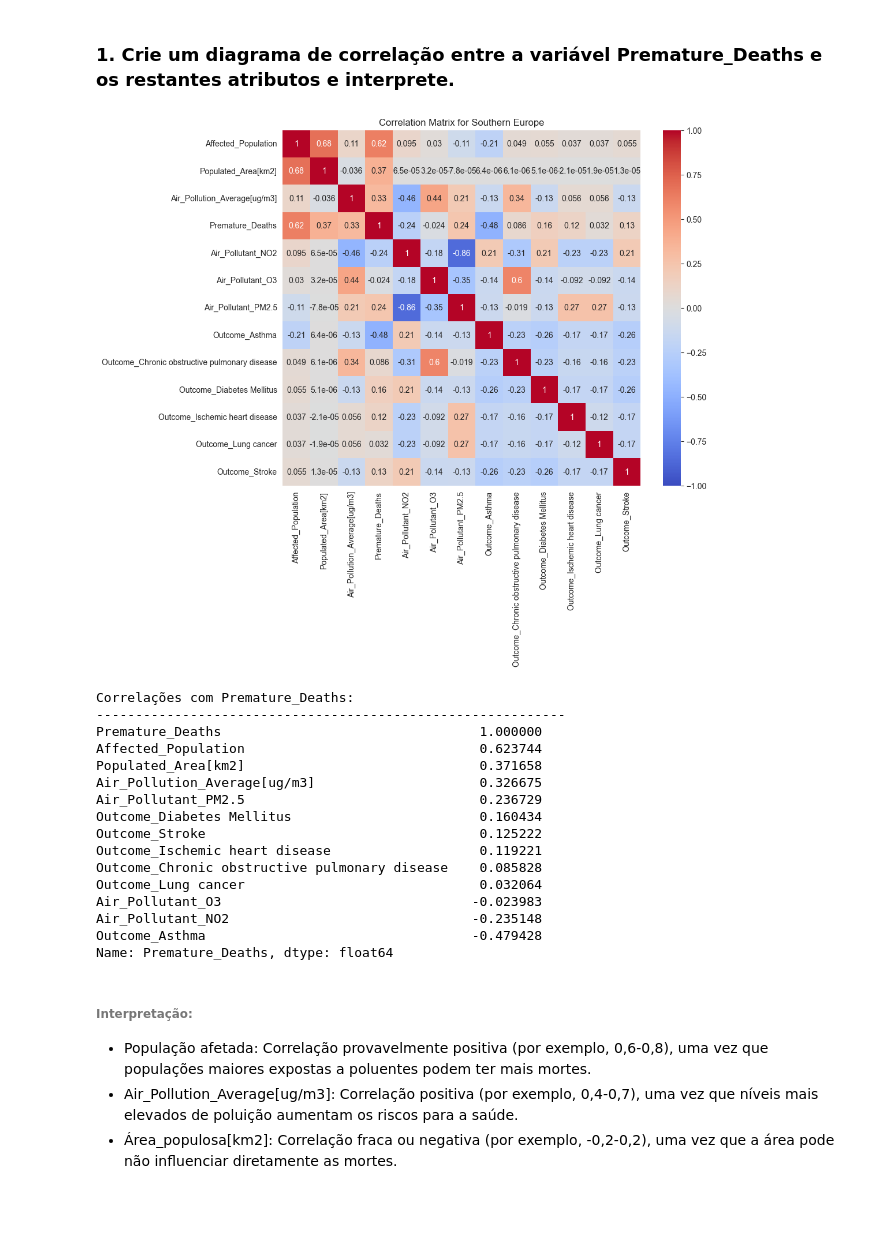
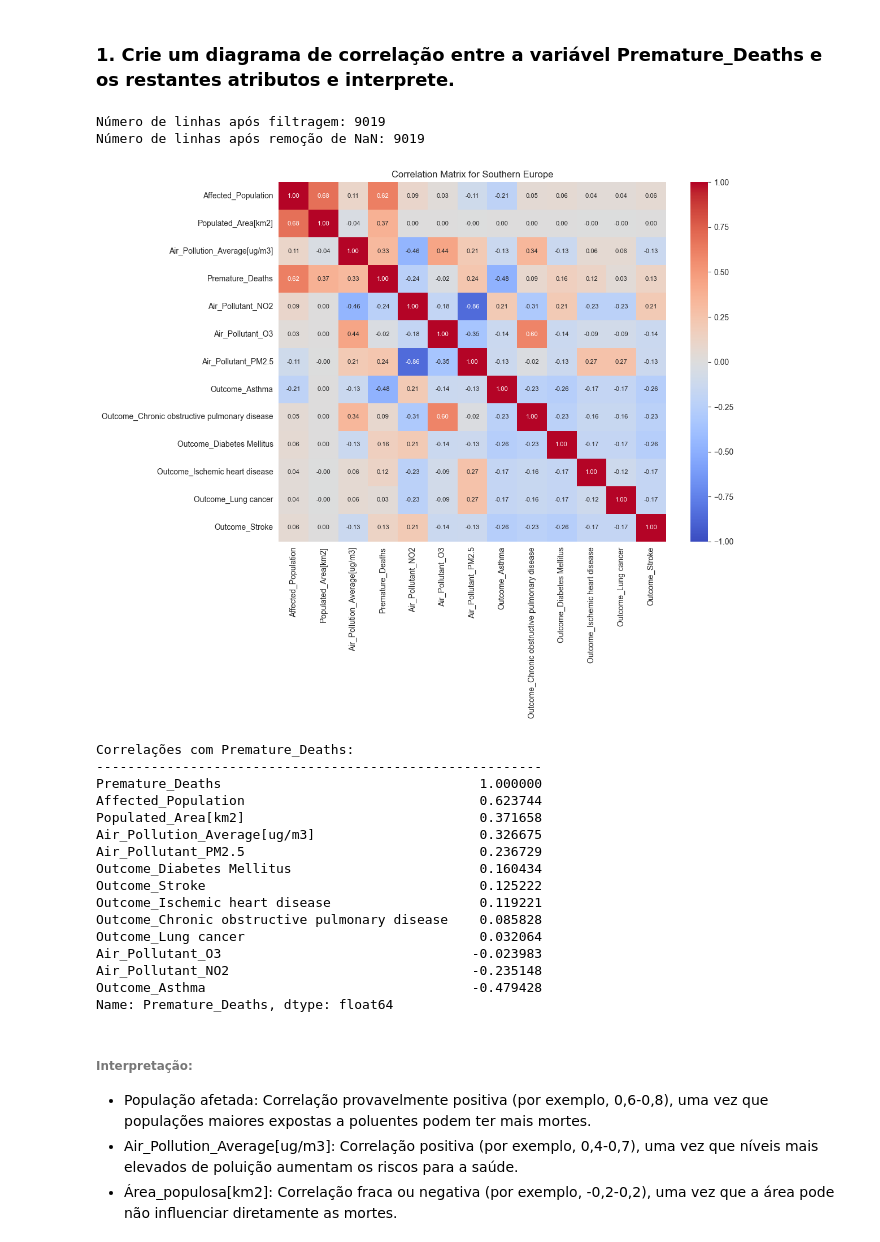
Before and after one commit to 1221715JorgeCruz/ANADI_MFC_3NA_1221715_1191843_1100719, a Jupyter notebook: trabalho_pratico_02/4.2-Regression.ipynb, the cells around one changed output. Drawn from its saved outputs; the diff is of its cells as text; code cells hidden in the pictures; blank space fills up the shorter version.

```diff
--- a/trabalho_pratico_02/4.2-Regression.ipynb
+++ b/trabalho_pratico_02/4.2-Regression.ipynb
@@ -6,52 +6,70 @@
 # %%
 import pandas as pd
 import seaborn as sns
 import matplotlib.pyplot as plt
 
-# Load and preprocess data
+# Carregar o dataset
 df = pd.read_csv('AIRPOL_data.csv', sep=';', decimal=',')
+
+# Remover colunas irrelevantes
+cols_to_drop = [col for col in df.columns if col.startswith('Unnamed:')]
+df = df.drop(columns=cols_to_drop)
+
+# Filtrar para Southern Europe
 southern_europe = ['Greece', 'Spain', 'Italy', 'Portugal']
-df_south = df[df['Country'].isin(southern_europe)]
+df_south = df[df['Country'].isin(southern_europe)].rename(columns={'Value': 'Premature_Deaths'})
 
-# Rename 'Value' to 'Premature_Deaths'
-df_south = df_south.rename(columns={'Value': 'Premature_Deaths'})
+# Verificar se o DataFrame filtrado contém dados
+print(f"Número de linhas após filtragem: {len(df_south)}")
+if len(df_south) == 0:
+    raise ValueError("Nenhum dado encontrado para os países do sul da Europa.")
+
+# Selecionar colunas relevantes e remover valores ausentes
+relevant_cols = ['Affected_Population', 'Populated_Area[km2]', 'Air_Pollution_Average[ug/m3]', 'Premature_Deaths', 'Air_Pollutant', 'Outcome']
+df_south = df_south[relevant_cols].dropna()
+print(f"Número de linhas após remoção de NaN: {len(df_south)}")
+if len(df_south) == 0:
+    raise ValueError("Nenhum dado restante após remoção de valores ausentes.")
 
 # One-hot encode categorical variables
 df_south = pd.get_dummies(df_south, columns=['Air_Pollutant', 'Outcome'], dtype=float)
 
-# Select numerical and encoded features
+# Selecionar features para correlação
 features = ['Affected_Population', 'Populated_Area[km2]', 'Air_Pollution_Average[ug/m3]', 'Premature_Deaths'] + \
            [col for col in df_south.columns if col.startswith('Air_Pollutant_') or col.startswith('Outcome_')]
 corr = df_south[features].corr(method='spearman')
 
 # Plot heatmap
-plt.figure(figsize=(10, 8))
-sns.heatmap(corr, annot=True, cmap='coolwarm', vmin=-1, vmax=1, center=0)
+plt.figure(figsize=(12, 10))
+sns.heatmap(corr, annot=True, cmap='coolwarm', vmin=-1, vmax=1, center=0, fmt='.2f', annot_kws={'size': 8})
 plt.title('Correlation Matrix for Southern Europe')
+plt.tight_layout()
 plt.show()
 
 # Print correlations with Premature_Deaths
-print("Correlações com Premature_Deaths:")
+print("\nCorrelações com Premature_Deaths:")
 print("---------------------------------------------------------")
 print(corr['Premature_Deaths'].sort_values(ascending=False))
 # %% [output]
+Número de linhas após filtragem: 9019
+Número de linhas após remoção de NaN: 9019
-[figure, old version]
+[figure, new version]
-Correlações com Premature_Deaths:
-------------------------------------------------------------
-Premature_Deaths                                 1.000000
-Affected_Population                              0.623744
-Populated_Area[km2]                              0.371658
-Air_Pollution_Average[ug/m3]                     0.326675
-Air_Pollutant_PM2.5                              0.236729
-Outcome_Diabetes Mellitus                        0.160434
-Outcome_Stroke                                   0.125222
-Outcome_Ischemic heart disease                   0.119221
-Outcome_Chronic obstructive pulmonary disease    0.085828
-Outcome_Lung cancer                              0.032064
-Air_Pollutant_O3                                -0.023983
-Air_Pollutant_NO2                               -0.235148
-Outcome_Asthma                                  -0.479428
-Name: Premature_Deaths, dtype: float64
+Correlações com Premature_Deaths:
+---------------------------------------------------------
+Premature_Deaths                                 1.000000
+Affected_Population                              0.623744
+Populated_Area[km2]                              0.371658
+Air_Pollution_Average[ug/m3]                     0.326675
+Air_Pollutant_PM2.5                              0.236729
+Outcome_Diabetes Mellitus                        0.160434
+Outcome_Stroke                                   0.125222
+Outcome_Ischemic heart disease                   0.119221
+Outcome_Chronic obstructive pulmonary disease    0.085828
+Outcome_Lung cancer                              0.032064
+Air_Pollutant_O3                                -0.023983
+Air_Pollutant_NO2                               -0.235148
+Outcome_Asthma                                  -0.479428
+Name: Premature_Deaths, dtype: float64
 # %% [markdown]
 ###### Interpretação:
  * População afetada: Correlação provavelmente positiva (por exemplo, 0,6-0,8), uma vez que populações maiores expostas a poluentes podem ter mais mortes.
```
Also changed, not shown: parts of 7 cells of this notebook.
